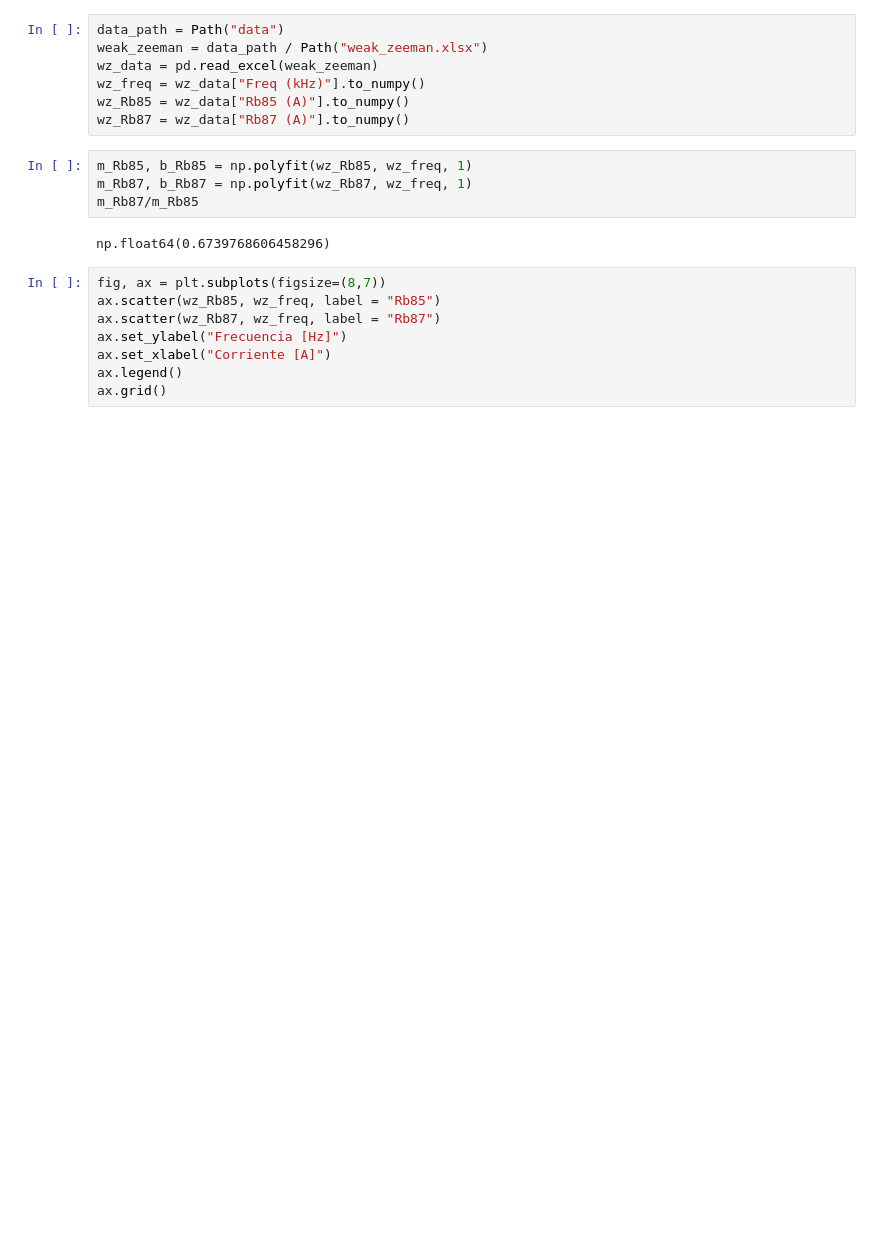
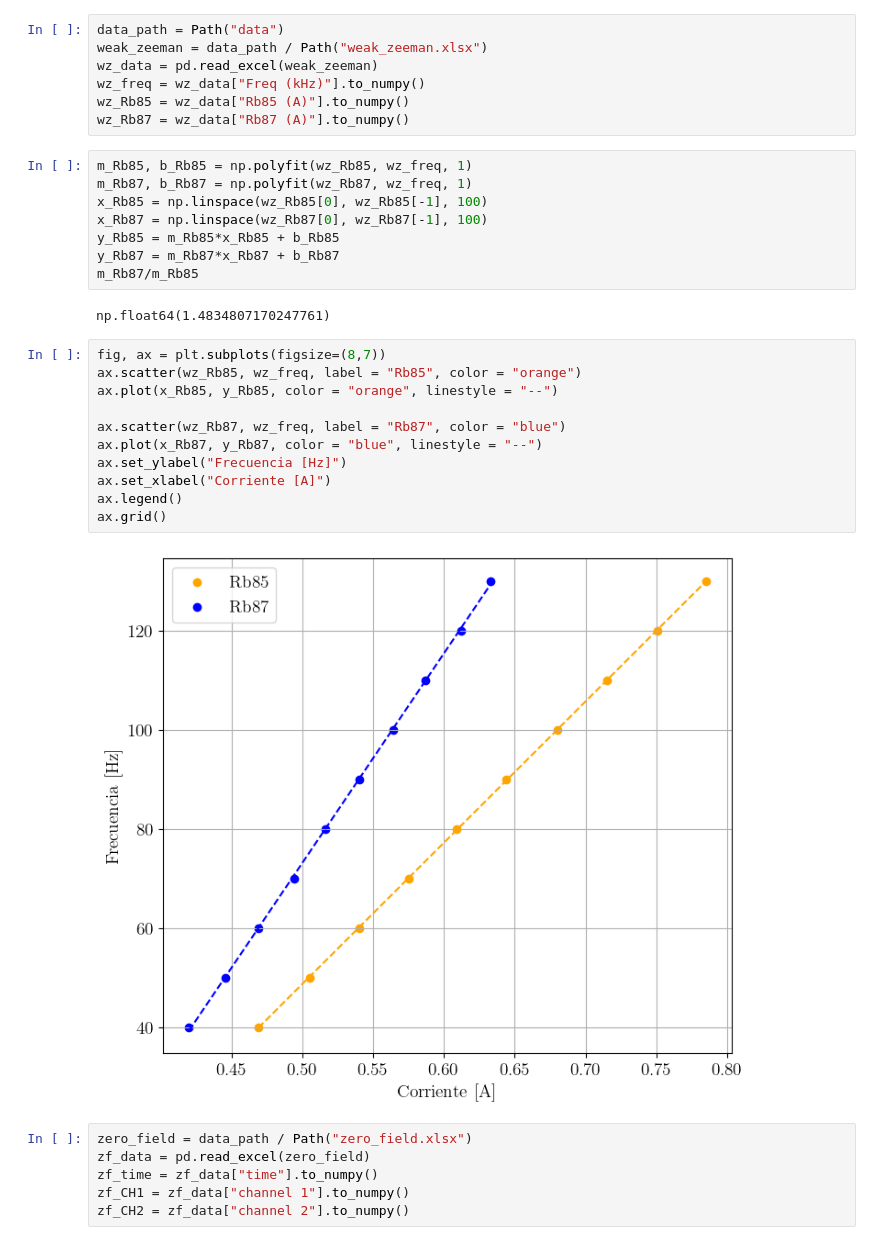
Before and after one commit to ThomasAnkhe/Quantum_Optics_Lab, a Jupyter notebook: 5. Optical_pumping/graphs.ipynb, the cells around one changed output. Saved outputs shown, nothing was run; the diff lists cells and outputs as text; blank space fills up the shorter version.

```diff
--- a/5. Optical_pumping/graphs.ipynb
+++ b/5. Optical_pumping/graphs.ipynb
@@ -17,14 +18,29 @@ wz_Rb87 = wz_data["Rb87 (A)"].to_numpy()
 # %%
 m_Rb85, b_Rb85 = np.polyfit(wz_Rb85, wz_freq, 1)
 m_Rb87, b_Rb87 = np.polyfit(wz_Rb87, wz_freq, 1)
+x_Rb85 = np.linspace(wz_Rb85[0], wz_Rb85[-1], 100)
+x_Rb87 = np.linspace(wz_Rb87[0], wz_Rb87[-1], 100)
+y_Rb85 = m_Rb85*x_Rb85 + b_Rb85
+y_Rb87 = m_Rb87*x_Rb87 + b_Rb87
 m_Rb87/m_Rb85
 # %% [output]
-np.float64(0.6739768606458296)
+np.float64(1.4834807170247761)
 # %%
 fig, ax = plt.subplots(figsize=(8,7))
-ax.scatter(wz_Rb85, wz_freq, label = "Rb85")
-ax.scatter(wz_Rb87, wz_freq, label = "Rb87")
+ax.scatter(wz_Rb85, wz_freq, label = "Rb85", color = "orange")
+ax.plot(x_Rb85, y_Rb85, color = "orange", linestyle = "--")
+
+ax.scatter(wz_Rb87, wz_freq, label = "Rb87", color = "blue")
+ax.plot(x_Rb87, y_Rb87, color = "blue", linestyle = "--")
 ax.set_ylabel("Frecuencia [Hz]")
 ax.set_xlabel("Corriente [A]")
 ax.legend()
 ax.grid()
+# %% [output]
+[figure, added]
+# %%
+zero_field = data_path / Path("zero_field.xlsx")
+zf_data = pd.read_excel(zero_field)
+zf_time = zf_data["time"].to_numpy()
+zf_CH1 = zf_data["channel 1"].to_numpy()
+zf_CH2 = zf_data["channel 2"].to_numpy()
```
Also changed, not shown: parts of 3 cells of this notebook.
